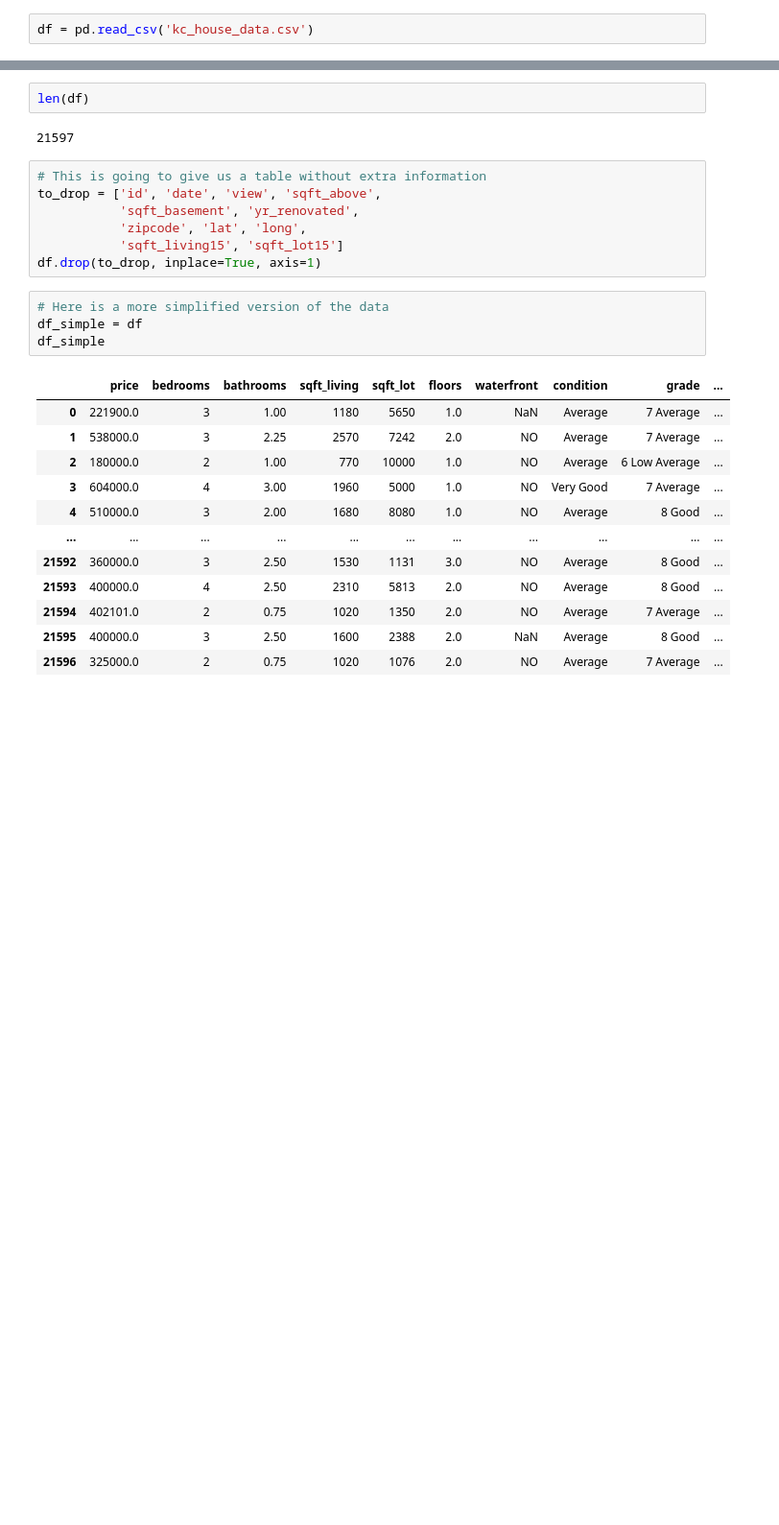
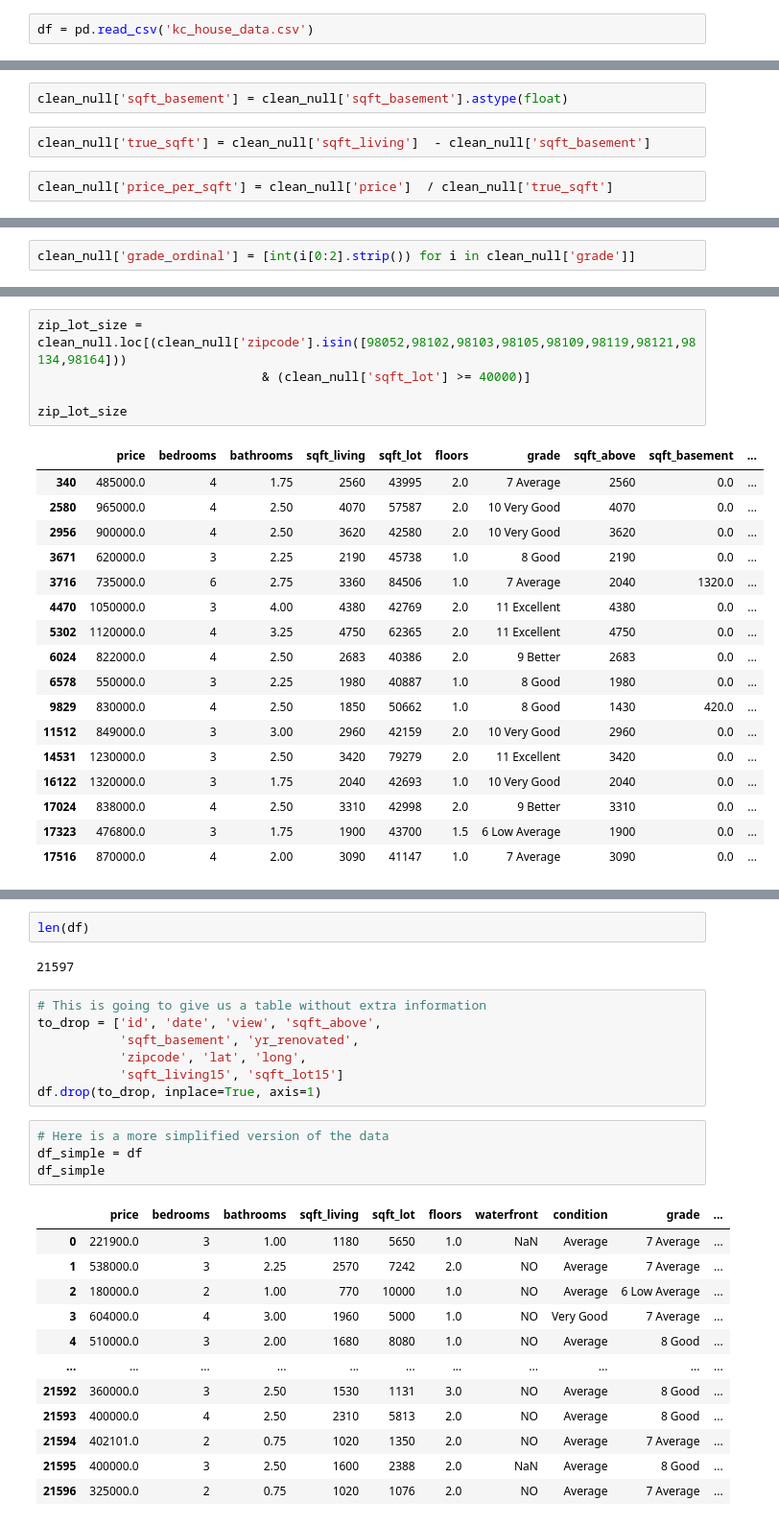
Before and after one commit to axoaxonic/green-housing-dev-analysis-project, a Jupyter notebook: development-notebooks/raul_scratch_code.ipynb, the cells around one changed output, grey strips where cells are left out. Shown: that part at 96% size. Saved outputs shown, nothing was run; the diff lists cells and outputs as text; blank space fills up the shorter version.

```diff
--- a/development-notebooks/raul_scratch_code.ipynb
+++ b/development-notebooks/raul_scratch_code.ipynb
@@ -18,0 +36,6 @@ df = pd.read_csv('kc_house_data.csv')
+# %%
+clean_null['sqft_basement'] = clean_null['sqft_basement'].astype(float)
+# %%
+clean_null['true_sqft'] = clean_null['sqft_living']  - clean_null['sqft_basement']
+# %%
+clean_null['price_per_sqft'] = clean_null['price']  / clean_null['true_sqft']
@@ -18,0 +44,2 @@ df = pd.read_csv('kc_house_data.csv')
+# %%
+clean_null['grade_ordinal'] = [int(i[0:2].strip()) for i in clean_null['grade']]
@@ -18,0 +162,23 @@ df = pd.read_csv('kc_house_data.csv')
+# %%
+zip_lot_size = clean_null.loc[(clean_null['zipcode'].isin([98052,98102,98103,98105,98109,98119,98121,98134,98164]))
+                              & (clean_null['sqft_lot'] >= 40000)]
+
+zip_lot_size
+# %% [output]
+|  | price | bedrooms | bathrooms | sqft_living | sqft_lot | floors | grade | sqft_above | sqft_basement | ... |
+| 340 | 485000.0 | 4 | 1.75 | 2560 | 43995 | 2.0 | 7 Average | 2560 | 0.0 | ... |
+| 2580 | 965000.0 | 4 | 2.50 | 4070 | 57587 | 2.0 | 10 Very Good | 4070 | 0.0 | ... |
+| 2956 | 900000.0 | 4 | 2.50 | 3620 | 42580 | 2.0 | 10 Very Good | 3620 | 0.0 | ... |
+| 3671 | 620000.0 | 3 | 2.25 | 2190 | 45738 | 1.0 | 8 Good | 2190 | 0.0 | ... |
+| 3716 | 735000.0 | 6 | 2.75 | 3360 | 84506 | 1.0 | 7 Average | 2040 | 1320.0 | ... |
+| 4470 | 1050000.0 | 3 | 4.00 | 4380 | 42769 | 2.0 | 11 Excellent | 4380 | 0.0 | ... |
+| 5302 | 1120000.0 | 4 | 3.25 | 4750 | 62365 | 2.0 | 11 Excellent | 4750 | 0.0 | ... |
+| 6024 | 822000.0 | 4 | 2.50 | 2683 | 40386 | 2.0 | 9 Better | 2683 | 0.0 | ... |
+| 6578 | 550000.0 | 3 | 2.25 | 1980 | 40887 | 1.0 | 8 Good | 1980 | 0.0 | ... |
+| 9829 | 830000.0 | 4 | 2.50 | 1850 | 50662 | 1.0 | 8 Good | 1430 | 420.0 | ... |
+| 11512 | 849000.0 | 3 | 3.00 | 2960 | 42159 | 2.0 | 10 Very Good | 2960 | 0.0 | ... |
+| 14531 | 1230000.0 | 3 | 2.50 | 3420 | 79279 | 2.0 | 11 Excellent | 3420 | 0.0 | ... |
+| 16122 | 1320000.0 | 3 | 1.75 | 2040 | 42693 | 1.0 | 10 Very Good | 2040 | 0.0 | ... |
+| 17024 | 838000.0 | 4 | 2.50 | 3310 | 42998 | 2.0 | 9 Better | 3310 | 0.0 | ... |
+| 17323 | 476800.0 | 3 | 1.75 | 1900 | 43700 | 1.5 | 6 Low Average | 1900 | 0.0 | ... |
+| 17516 | 870000.0 | 4 | 2.00 | 3090 | 41147 | 1.0 | 7 Average | 3090 | 0.0 | ... |
```
Also changed, not shown: parts of 22 cells of this notebook.
